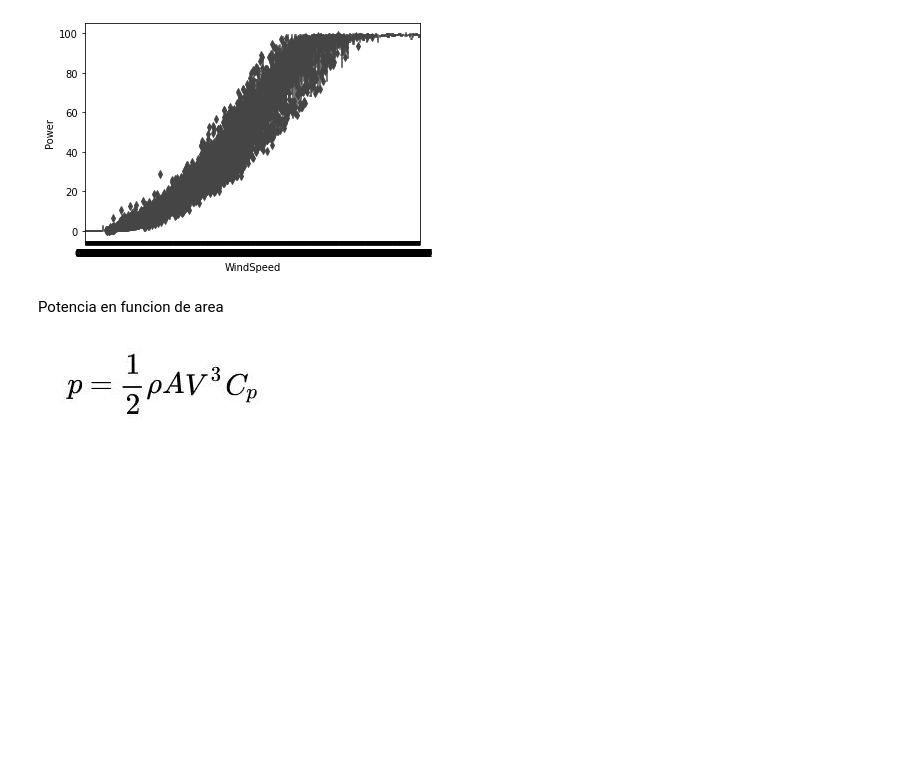
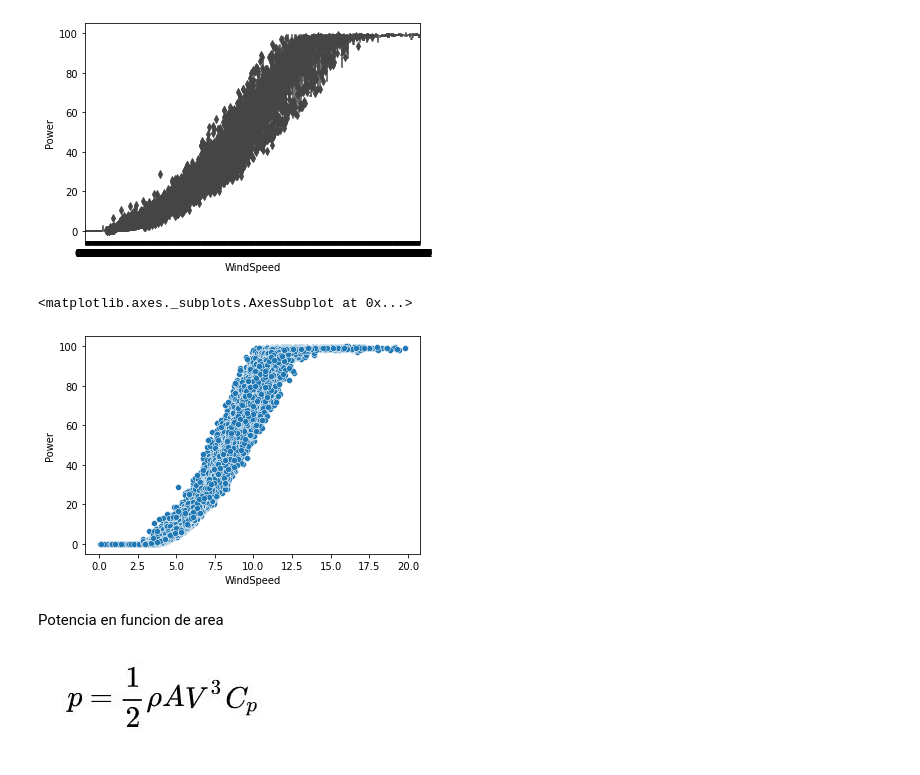
Before and after one commit to mteoraso/ML_Practice, a Jupyter notebook: Untitled50.ipynb, the cells around one changed output. Drawn from its saved outputs; the diff is of its cells as text; code cells hidden in the pictures; blank space fills up the shorter version.

```diff
--- a/Untitled50.ipynb
+++ b/Untitled50.ipynb
@@ -364,6 +374,12 @@ sns.boxplot(x='WindSpeed', y='Power', data=df2)
 # %% [output]
 <matplotlib.axes._subplots.AxesSubplot at 0x...>
 [figure]
+# %%
+#Diagrama de dispersión
+sns.scatterplot(x='WindSpeed', y='Power', data=df2)
+# %% [output]
+<matplotlib.axes._subplots.AxesSubplot at 0x...>
+[figure, added]
 # %% [markdown]
 Potencia en funcion de area
 
```
Also changed, not shown: parts of 2 cells of this notebook.
